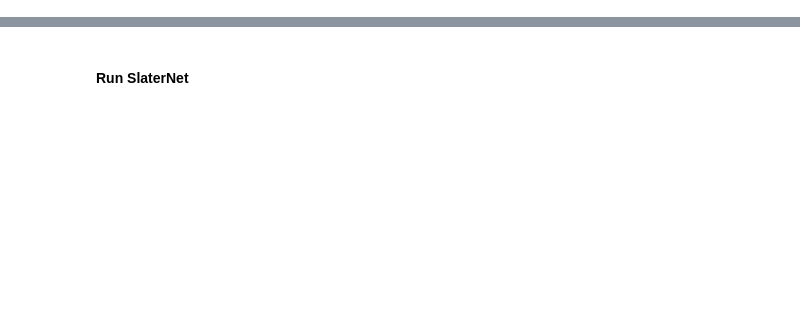
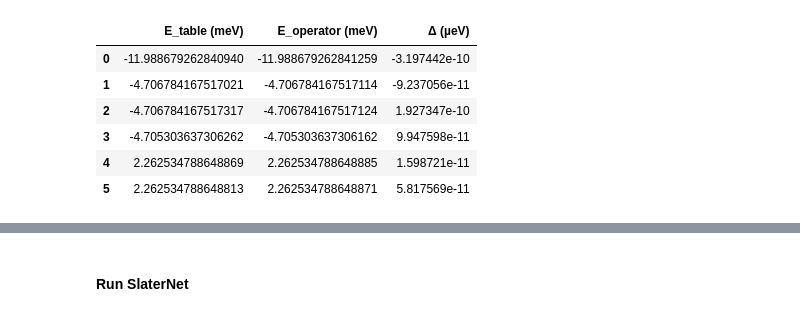
Before and after one commit to LexuZhao/SelfAttentionNN_VMC, a Jupyter notebook: test_code.ipynb, the cells around one changed output, grey strips where cells are left out. Drawn from its saved outputs; the diff is of its cells as text; code cells hidden in the pictures; blank space fills up the shorter version.

```diff
--- a/test_code.ipynb
+++ b/test_code.ipynb
@@ -149,0 +48,12 @@ KeyboardInterrupt:
+# %%
+# Build table again
+G_list, idx_map = build_G_basis(cut, a_m)
+k_points = occupied_k_points(N_e, n_sup, a_m)
+bloch_table = []
+Hc_list = []
+for k in k_points:
+    Hk = build_Hk(k, G_list, idx_map, V0, phi, hbar2_over_2m)
+    evals, evecs = np.linalg.eigh(Hk)
+    c0 = evecs[:,0]
+    Hc_list.append(Hk.dot(c0))
+    bloch_table.append({"coeff":c0, "kG":np.array([k+G for *_,G in G_list])})
@@ -149,0 +115,9 @@ KeyboardInterrupt:
+# %%
+bloch_table = build_bloch_table(
+    a_m, V0, phi, hbar2_over_2m,
+    n_sup, N_e, cut
+)
+# save for later comparison
+with open("bloch_table_6electrons.pkl","wb") as f:
+    pickle.dump(bloch_table, f)
+print(f"Done: built Bloch table with {len(bloch_table)} entries.")
@@ -149,0 +299,14 @@ KeyboardInterrupt:
+# %%
+df.style.format({
+    'E_table (meV)'    : '{:.15f}',
+    'E_operator (meV)' : '{:.15f}',
+    'Δ (µeV)'          : '{:.6e}'
+})
+# %% [output]
+|  | E_table (meV) | E_operator (meV) | Δ (µeV) |
+| 0 | -11.988679262840940 | -11.988679262841259 | -3.197442e-10 |
+| 1 | -4.706784167517021 | -4.706784167517114 | -9.237056e-11 |
+| 2 | -4.706784167517317 | -4.706784167517124 | 1.927347e-10 |
+| 3 | -4.705303637306262 | -4.705303637306162 | 9.947598e-11 |
+| 4 | 2.262534788648869 | 2.262534788648885 | 1.598721e-11 |
+| 5 | 2.262534788648813 | 2.262534788648871 | 5.817569e-11 |
```
Also changed, not shown: parts of 60 cells of this notebook, 11 other files.
